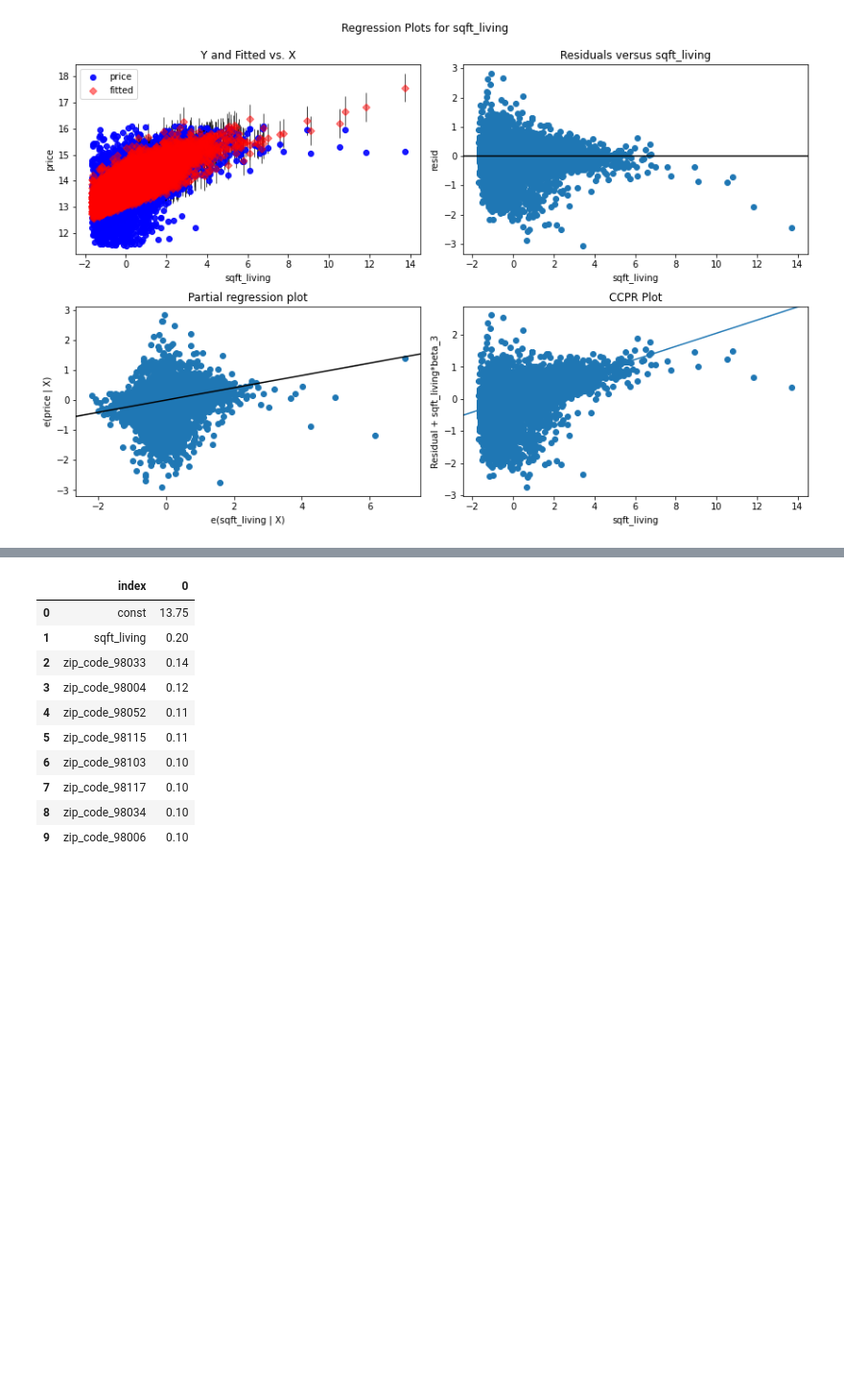
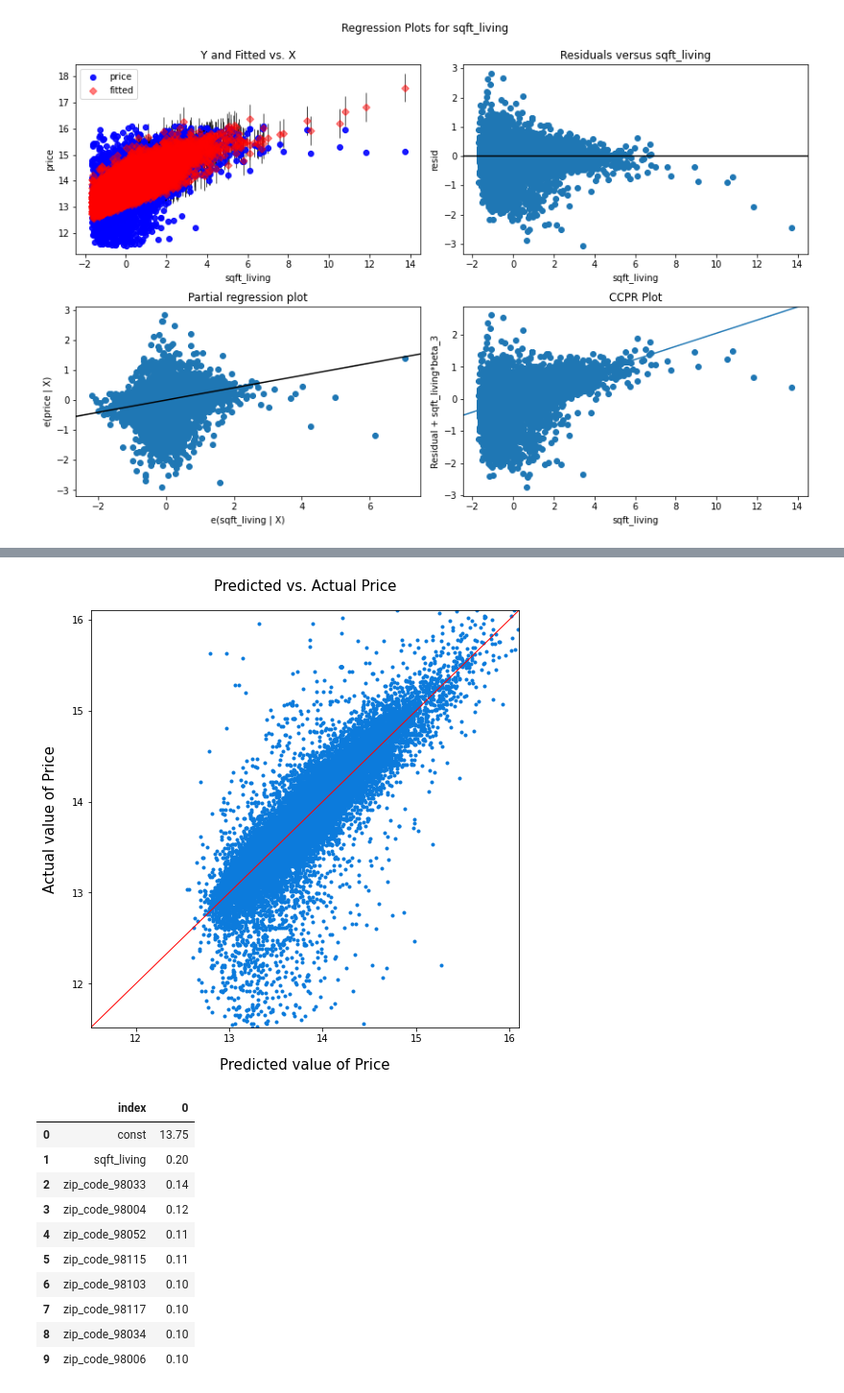
Before and after one commit to claragiurgiu/Phase2-Project, a Jupyter notebook: LR_Analysis_FINAL.ipynb, the cells around one changed output, grey strips where cells are left out. Shown at 96% size. Saved outputs shown, nothing was run; the diff lists cells and outputs as text; code cells hidden in the pictures; blank space fills up the shorter version.

```diff
--- a/LR_Analysis_FINAL.ipynb
+++ b/LR_Analysis_FINAL.ipynb
@@ -1173,3 +1217,20 @@ sm.graphics.plot_regress_exog(updated_model, 'sqft_living', fig=plt.figure(figsi
+# %%
+Y_max = y_log.max()
+Y_min = y_log.min()
+# %%
+fig, ax = plt.subplots(figsize=(8, 8))
+ax.scatter(x=updated_model.fittedvalues, y=y_log, marker='.', c='#0C7BDC')
+ax.set(ylim=(Y_min, Y_max))
+ax.set(xlim=(Y_min, Y_max))
+ax.set_xlabel("Predicted value of Price",labelpad=15, fontsize=15)
+ax.set_ylabel("Actual value of Price", labelpad=15, fontsize=15)
+ax.set_title('Predicted vs. Actual Price', pad=20, fontsize=15)
+
+X_ref = Y_ref = np.linspace(Y_min, Y_max, 100)
+plt.plot(X_ref, Y_ref, color='red', linewidth=1)
+plt.savefig('Images/actual_vs_predicted_price.png', dpi=300);
+# %% [output]
+[figure, added]
 # %%
 # most positive coef
 coef = updated_model.params.sort_values(ascending=False).reset_index()
```
Also changed, not shown: parts of 25 cells of this notebook, 11 other files.
